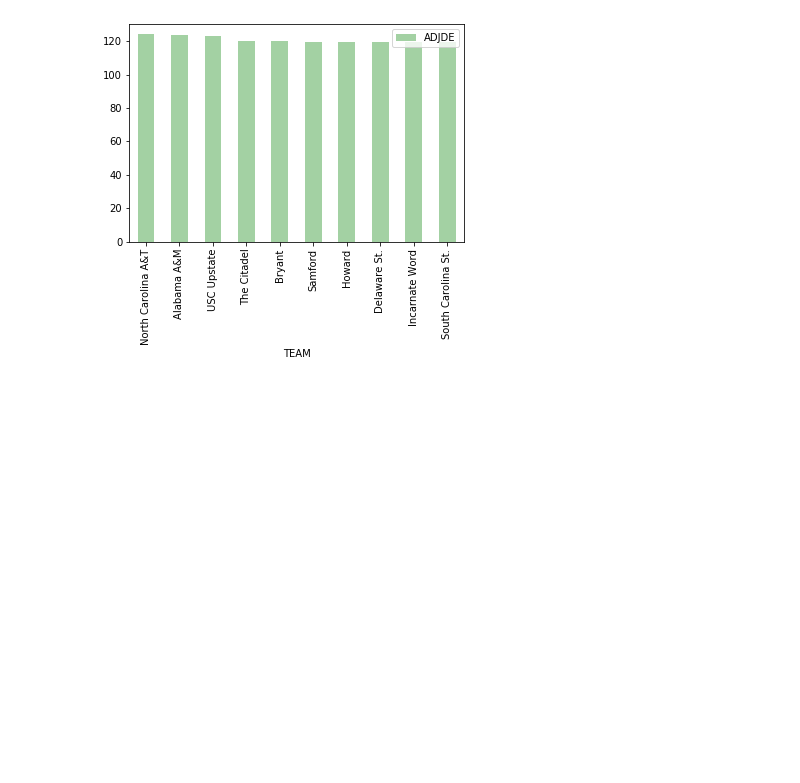
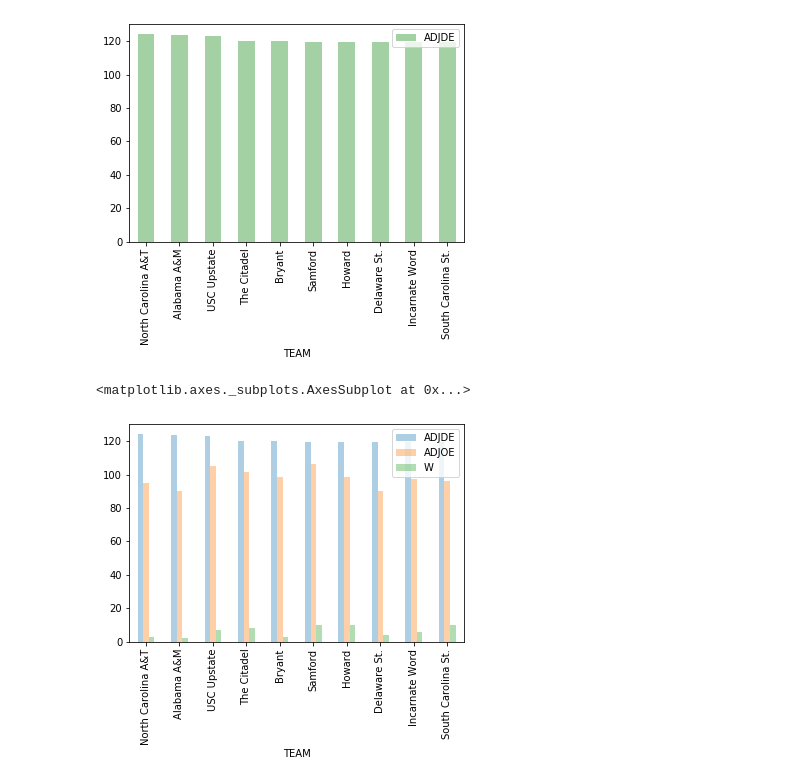
Before and after one commit to kamleshiitbhu/competition, a Jupyter notebook: college-basketball-dataset/college-dataset.ipynb, the cells around one changed output. Drawn from its saved outputs; the diff is of its cells as text; code cells hidden in the pictures; blank space fills up the shorter version.

```diff
--- a/college-basketball-dataset/college-dataset.ipynb
+++ b/college-basketball-dataset/college-dataset.ipynb
@@ -83,3 +83,8 @@ cbb_df.sort_values(by='ADJDE',ascending=False).head(10).plot.bar(x='TEAM',y='ADJ
 # %% [output]
 <matplotlib.axes._subplots.AxesSubplot at 0x...>
 [figure]
+# %%
+cbb_df.sort_values(by='ADJDE',ascending=False).head(10).plot.bar(x='TEAM',y=['ADJDE','ADJOE','W'],alpha=0.36)
+# %% [output]
+<matplotlib.axes._subplots.AxesSubplot at 0x...>
+[figure, added]
```
